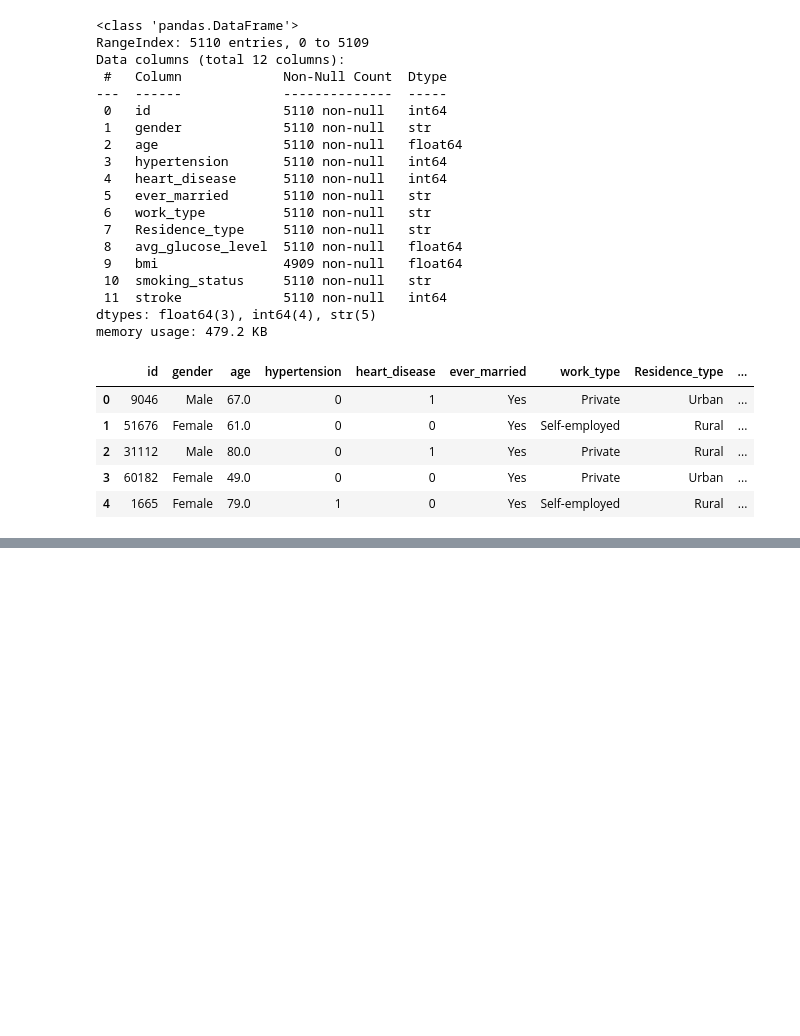
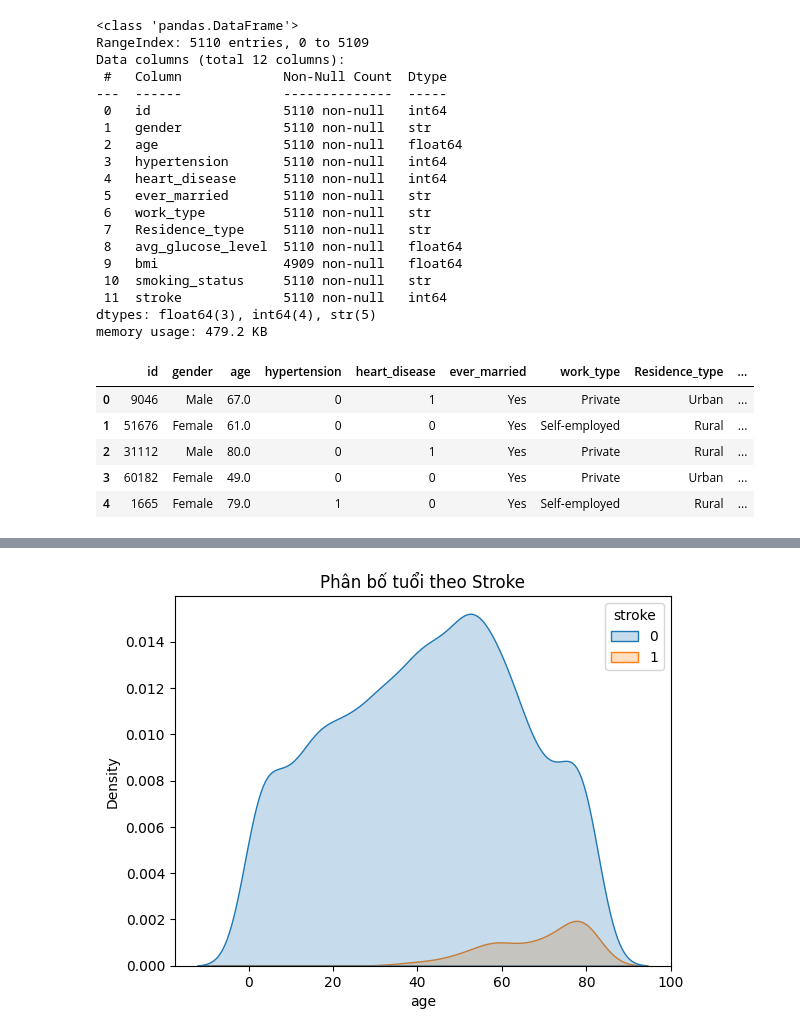
Before and after one commit to xuantruong369/HocMay, a Jupyter notebook: stroke.ipynb, the cells around one changed output, grey strips where cells are left out. Saved outputs shown, nothing was run; the diff lists cells and outputs as text; code cells hidden in the pictures; blank space fills up the shorter version.

```diff
--- a/stroke.ipynb
+++ b/stroke.ipynb
@@ -32,0 +96,8 @@ memory usage: 479.2 KB
+# %%
+# Tuổi vs Stroke
+plt.figure()
+sns.kdeplot(data=df, x='age', hue='stroke', fill=True)
+plt.title("Phân bố tuổi theo Stroke")
+plt.show()
+# %% [output]
+[figure, added]
```
Also changed, not shown: parts of 39 cells of this notebook.
